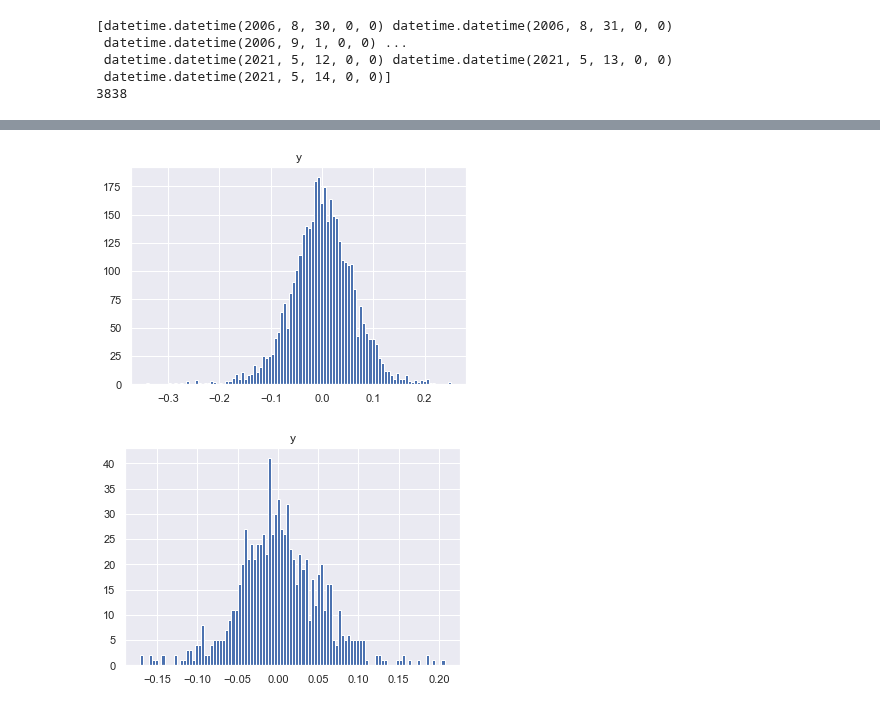
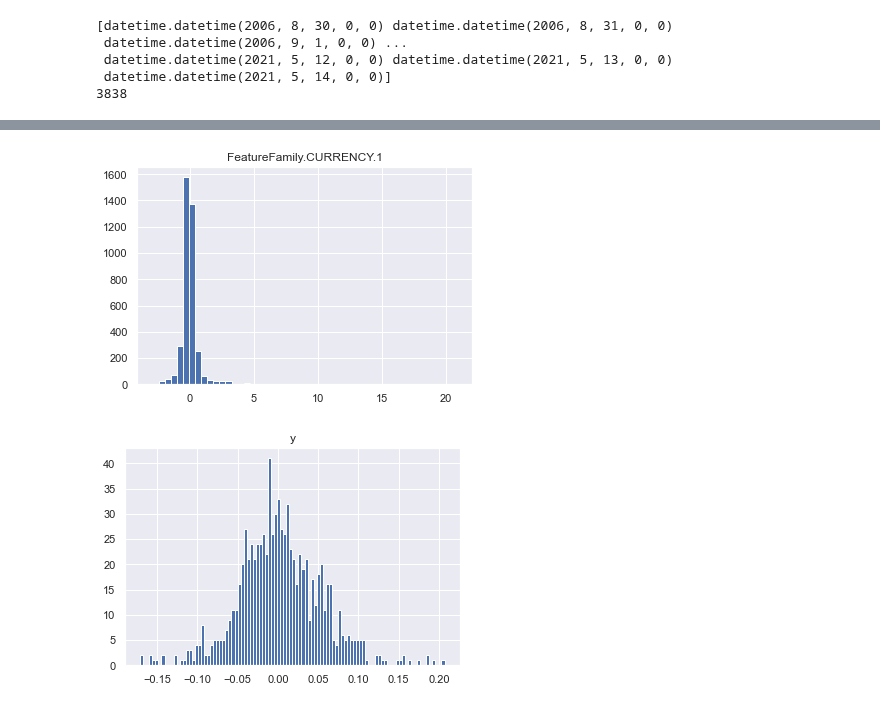
Before and after one commit to apof/Master-Thesis-----Deep-Kernel-Learning-and-Neural-Processes--combining-GPs-with-DL, a Jupyter notebook: Data Preprocessing_Visualisations.ipynb, the cells around one changed output, grey strips where cells are left out. Drawn from its saved outputs; the diff is of its cells as text; code cells hidden in the pictures.

```diff
--- a/Data Preprocessing_Visualisations.ipynb
+++ b/Data Preprocessing_Visualisations.ipynb
@@ -29,0 +85,6 @@ import utils
+# %%
+#input_data = './MSc Student Data 2021/data/v1/aluminium - month/aluminium_inputs.csv'
+#target_data = './MSc Student Data 2021/data/v1/aluminium - month/aluminium_target.csv'
+
+input_data = './MSc Student Data 2021/data/v1/copper - month/copper_inputs.csv'
+target_data = './MSc Student Data 2021/data/v1/copper - month/copper_target.csv'
@@ -160,9 +314,9 @@ historical_features_df=historical_features_df.astype(float)
 full_features_df = full_features_df.loc[:, full_features_df.columns != 'date']
 full_features_df=full_features_df.astype(float)
 # %%
-hist = historical_features_df.hist(column = 'y',bins = 100)
+hist = historical_features_df.hist(column = 'FeatureFamily.CURRENCY.1',bins = 50)
 # %% [output]
-[figure, old version]
+[figure, new version]
 # %%
 hist = full_features_df.hist(column = 'y',bins = 100)
 # %% [output]
```
Also changed, not shown: parts of 15 cells of this notebook.
